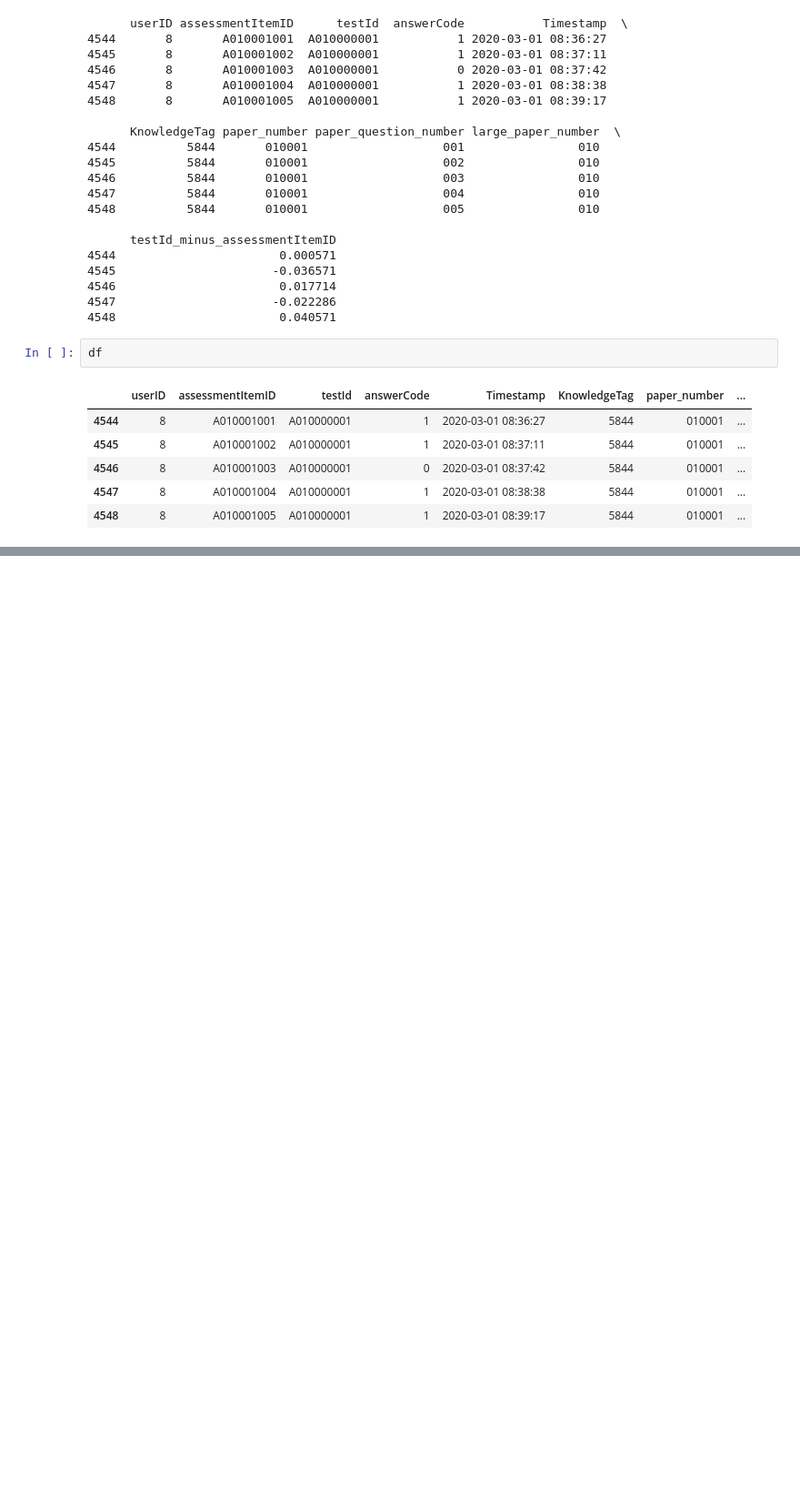
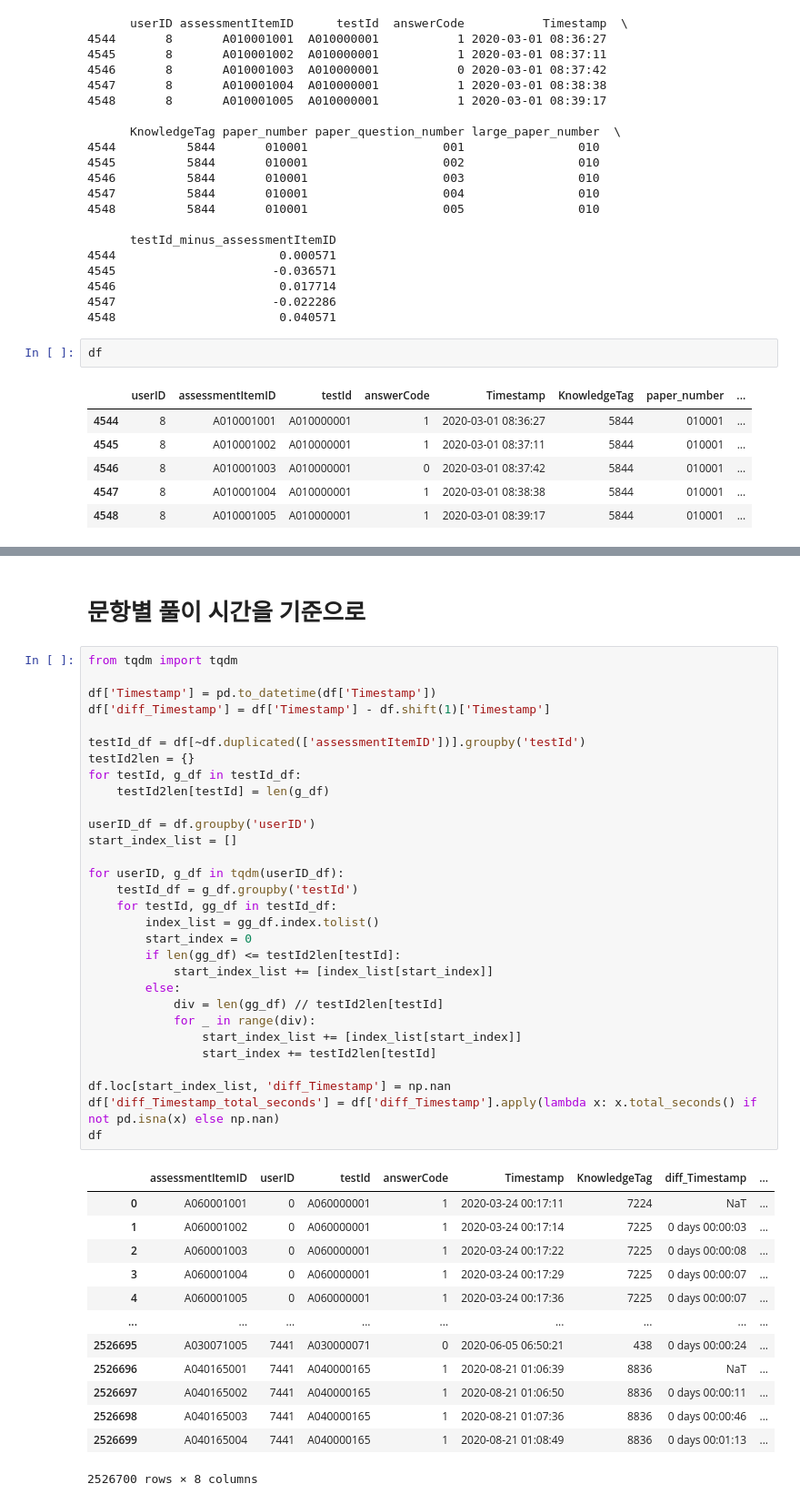
Before and after one commit to boostcampaitech3/level2-dkt-level2-recsys-05, a Jupyter notebook: EDA/EDA-SeongBeom.ipynb, the cells around one changed output, grey strips where cells are left out. Shown at 91% size. Cells and saved outputs as stored; diff of their text form; blank space fills up the shorter version.

```diff
--- a/EDA/EDA-SeongBeom.ipynb
+++ b/EDA/EDA-SeongBeom.ipynb
@@ -492,0 +537,46 @@ df
+# %% [markdown]
+# 문항별 풀이 시간을 기준으로
+# %%
+from tqdm import tqdm
+
+df['Timestamp'] = pd.to_datetime(df['Timestamp'])
+df['diff_Timestamp'] = df['Timestamp'] - df.shift(1)['Timestamp']
+
+testId_df = df[~df.duplicated(['assessmentItemID'])].groupby('testId')
+testId2len = {}
+for testId, g_df in testId_df:
+    testId2len[testId] = len(g_df)
+
+userID_df = df.groupby('userID')
+start_index_list = []
+
+for userID, g_df in tqdm(userID_df):
+    testId_df = g_df.groupby('testId')
+    for testId, gg_df in testId_df:
+        index_list = gg_df.index.tolist()
+        start_index = 0
+        if len(gg_df) <= testId2len[testId]:
+            start_index_list += [index_list[start_index]]
+        else:
+            div = len(gg_df) // testId2len[testId]
+            for _ in range(div):
+                start_index_list += [index_list[start_index]]
+                start_index += testId2len[testId]
+
+df.loc[start_index_list, 'diff_Timestamp'] = np.nan
+df['diff_Timestamp_total_seconds'] = df['diff_Timestamp'].apply(lambda x: x.total_seconds() if not pd.isna(x) else np.nan)
+df
+# %% [output]
+|  | assessmentItemID | userID | testId | answerCode | Timestamp | KnowledgeTag | diff_Timestamp | ... |
+| 0 | A060001001 | 0 | A060000001 | 1 | 2020-03-24 00:17:11 | 7224 | NaT | ... |
+| 1 | A060001002 | 0 | A060000001 | 1 | 2020-03-24 00:17:14 | 7225 | 0 days 00:00:03 | ... |
+| 2 | A060001003 | 0 | A060000001 | 1 | 2020-03-24 00:17:22 | 7225 | 0 days 00:00:08 | ... |
+| 3 | A060001004 | 0 | A060000001 | 1 | 2020-03-24 00:17:29 | 7225 | 0 days 00:00:07 | ... |
+| 4 | A060001005 | 0 | A060000001 | 1 | 2020-03-24 00:17:36 | 7225 | 0 days 00:00:07 | ... |
+| ... | ... | ... | ... | ... | ... | ... | ... | ... |
+| 2526695 | A030071005 | 7441 | A030000071 | 0 | 2020-06-05 06:50:21 | 438 | 0 days 00:00:24 | ... |
+| 2526696 | A040165001 | 7441 | A040000165 | 1 | 2020-08-21 01:06:39 | 8836 | NaT | ... |
+| 2526697 | A040165002 | 7441 | A040000165 | 1 | 2020-08-21 01:06:50 | 8836 | 0 days 00:00:11 | ... |
+| 2526698 | A040165003 | 7441 | A040000165 | 1 | 2020-08-21 01:07:36 | 8836 | 0 days 00:00:46 | ... |
+| 2526699 | A040165004 | 7441 | A040000165 | 1 | 2020-08-21 01:08:49 | 8836 | 0 days 00:01:13 | ... |
+2526700 rows × 8 columns
```
Also changed, not shown: parts of 17 cells of this notebook, 1 other file.
